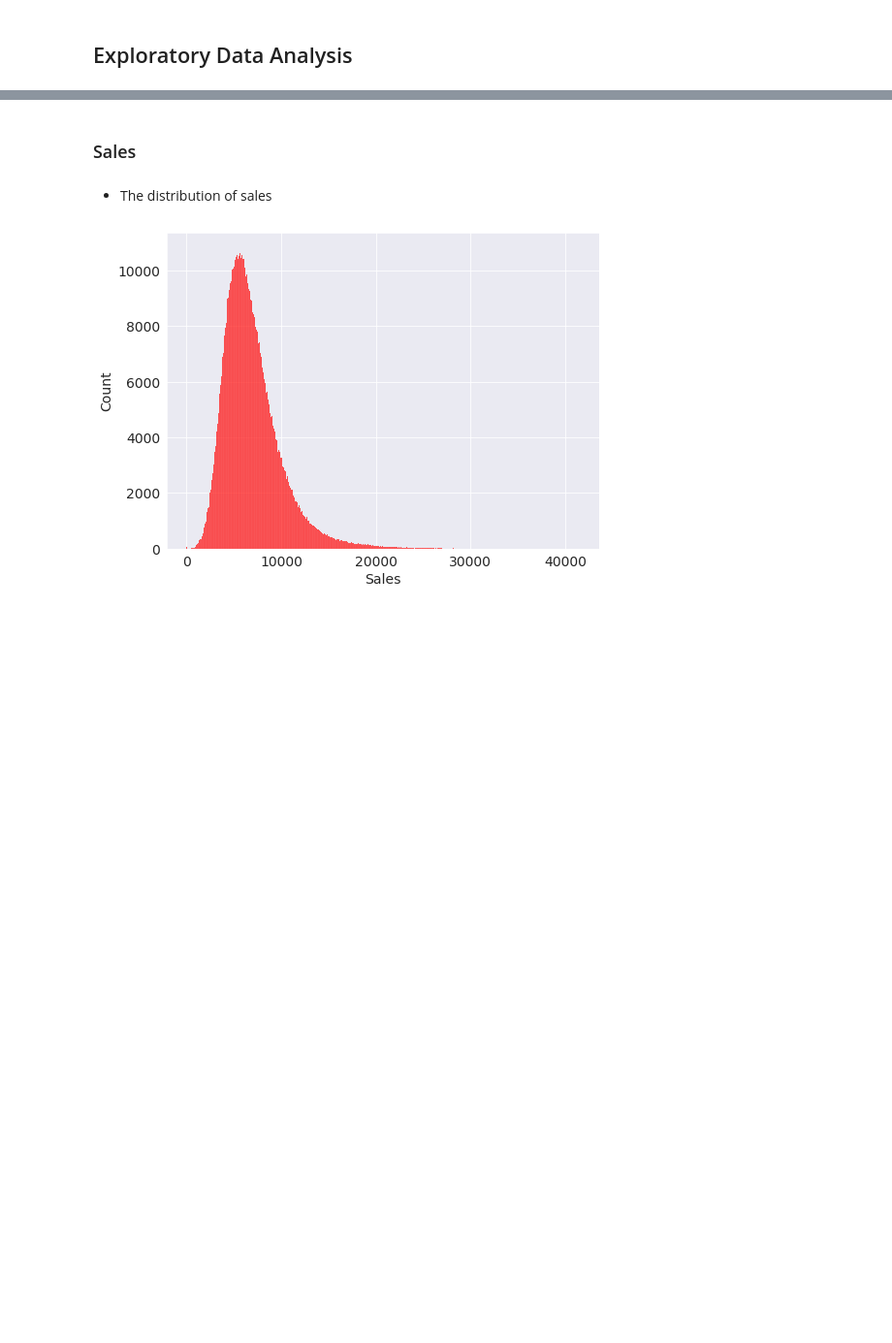
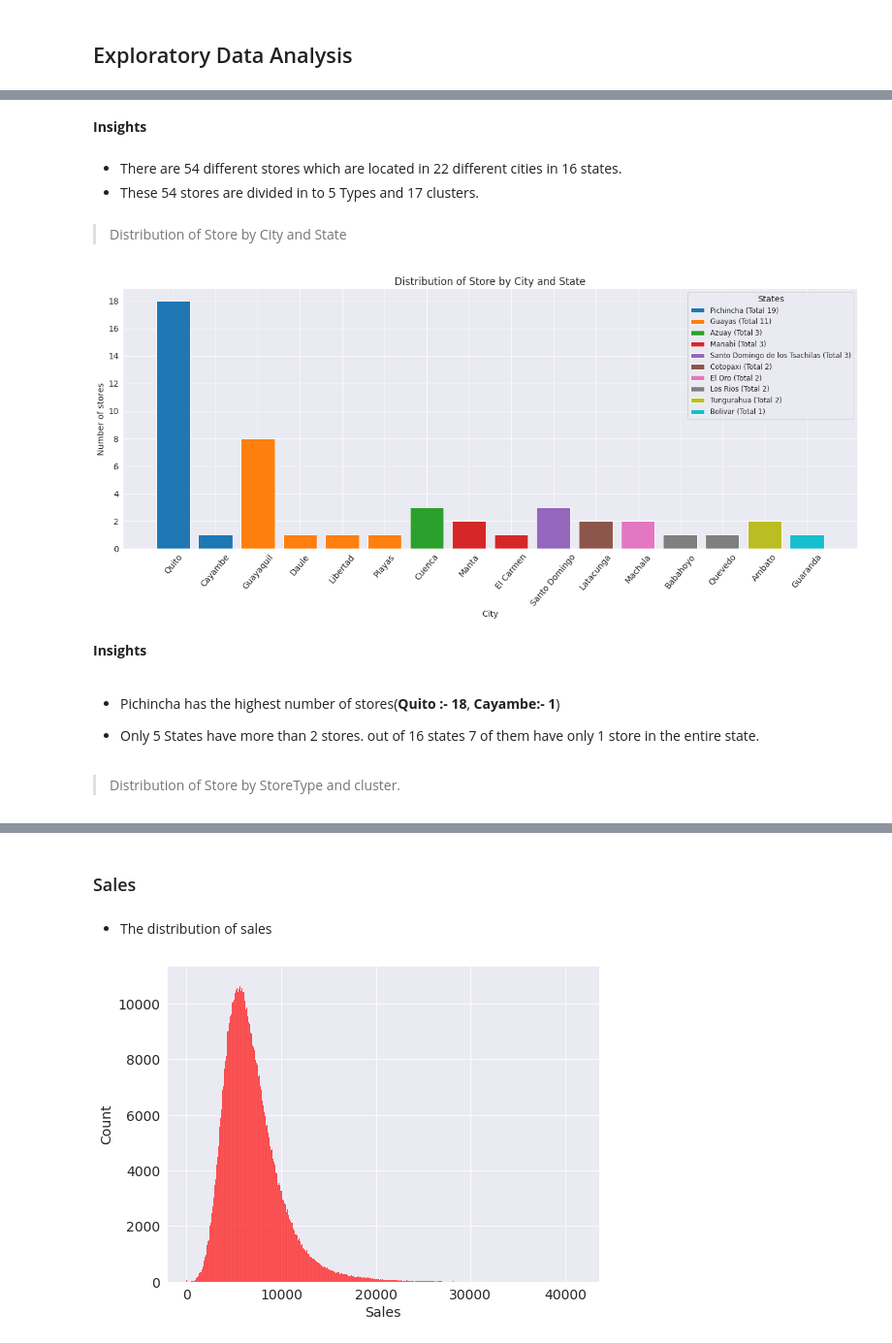
Before and after one commit to vasanthsai26/Corp-favorita-store-sales-Time-Series-Forecasting, a Jupyter notebook: corporacion_favorita_store_sales.ipynb, the cells around one changed output, grey strips where cells are left out. Shown at 97% size. Cells and saved outputs as stored; diff of their text form; code cells hidden in the pictures; blank space fills up the shorter version.

```diff
--- a/corporacion_favorita_store_sales.ipynb
+++ b/corporacion_favorita_store_sales.ipynb
@@ -285,2 +328,4 @@ msno.matrix(stores_df);
+# %%
+stores_df.rename(columns={"type":"store_type"},inplace=True)
 # %% [markdown]
 ##### oil_df
@@ -708,0 +534,41 @@ In this EDA we will analyze the importance of each feature with sales, to furthe
+# %% [markdown]
+**Insights**
+# %% [markdown]
+- There are 54 different stores which are located in 22 different cities in 16 states.
+- These 54 stores are divided in to 5 Types and 17 clusters.
+# %% [markdown]
+
+
+> Distribution of Store by City and State
+# %%
+### Getting the top states based on the no of stores
+top_state = stores_df.groupby('state').size().sort_values(ascending=False)
+states = top_state.index.values
+stores_df_grouped = stores_df.groupby(['state','city']).agg({'city':'count'})
+stores_df_grouped.rename(columns={"city":"No_of_stores"},inplace=True)
+
+fig, ax = plt.subplots( figsize=(22,8))
+custom_legend = []
+for i in range(0,10):
+    cities = stores_df_grouped.loc[states[i]].sort_values(by="No_of_stores",ascending=False)
+    ax.bar(cities.index.values, cities.values.flatten())
+    custom_legend.append( states[i] + " (Total {})".format(top_state[i]))
+
+ax.yaxis.set_major_locator(MaxNLocator(integer=True))
+ax.set_title("Distribution of Store by City and State")
+ax.set_ylabel("Number of stores")
+ax.set_xlabel("City")
+ax.legend(custom_legend, fontsize="small", title = "States")
+
+plt.xticks(rotation = 50)
+plt.show();
+# %% [output]
+[figure, added]
+# %% [markdown]
+**Insights**
+# %% [markdown]
+- Pichincha	has the highest number of stores(**Quito :- 18**,  **Cayambe:-  1**)
+
+- Only 5 States have more than 2 stores. out of 16 states 7 of them have only 1 store in the entire state.
+# %% [markdown]
+> Distribution of Store by StoreType and cluster.
```
Also changed, not shown: parts of 126 cells of this notebook.
